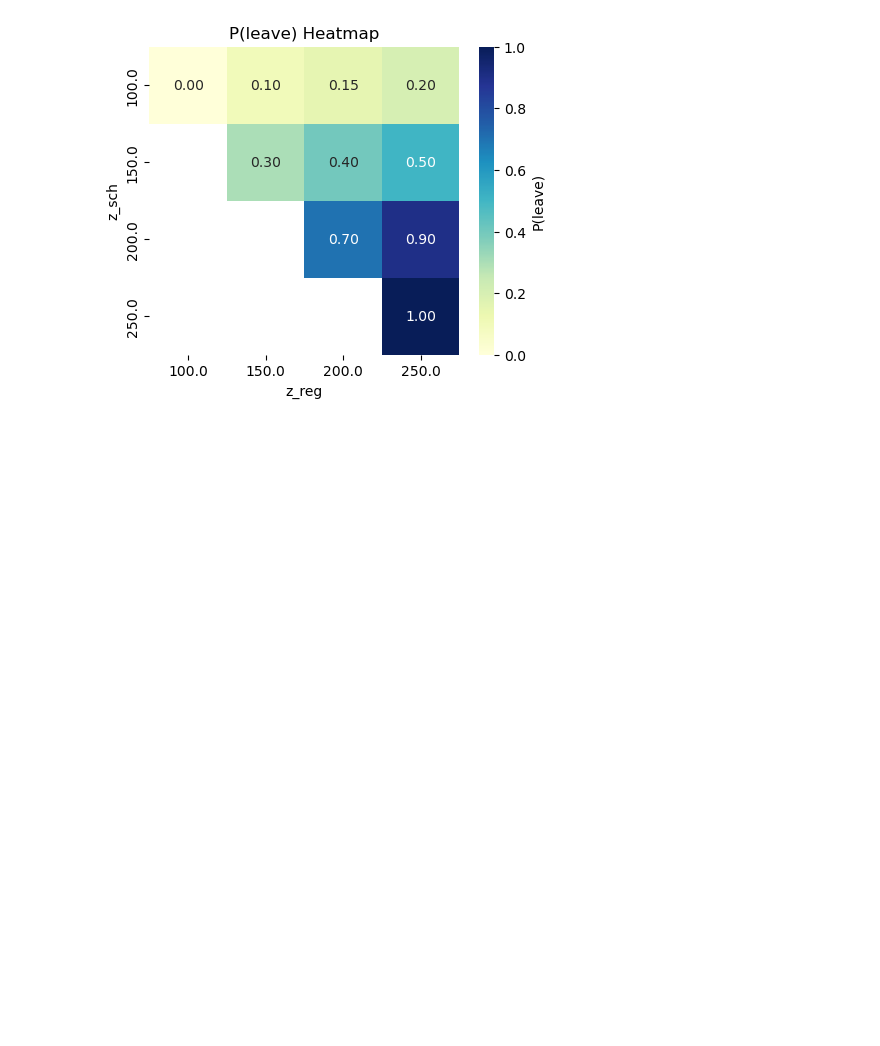
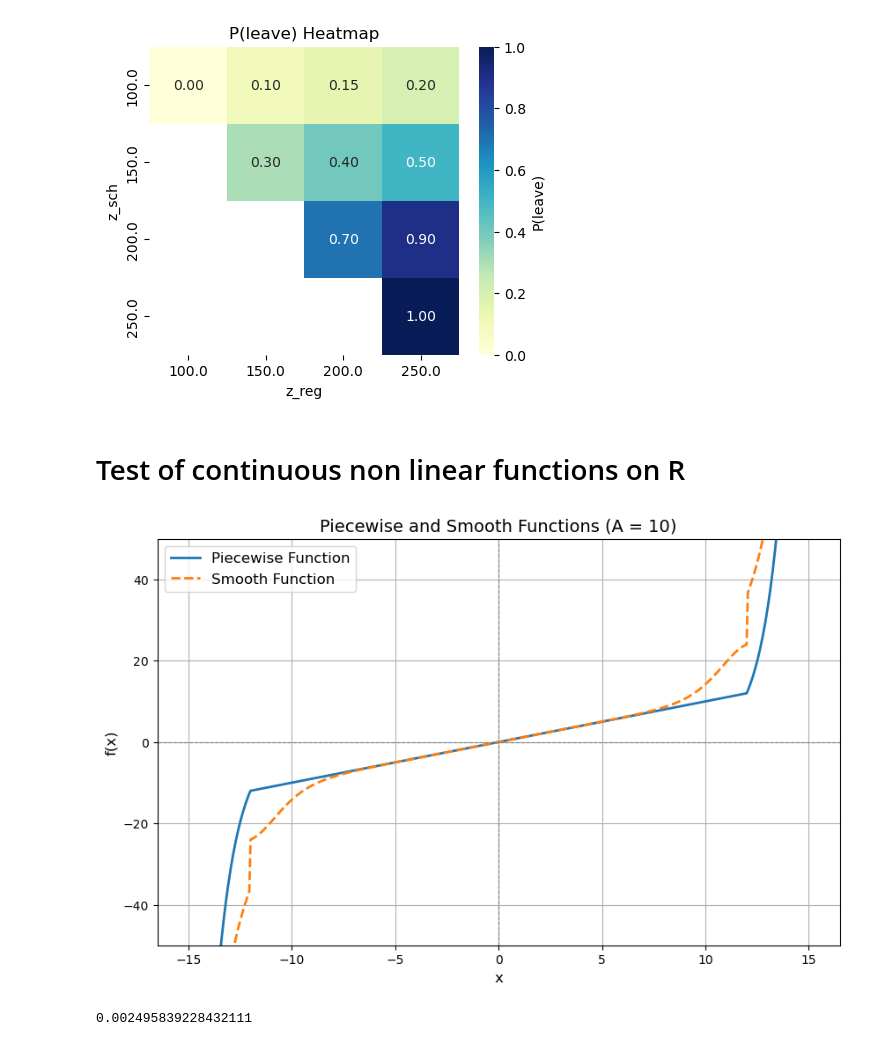
Before and after one commit to samuelBobick/StationLevelPowerForecasting, a Jupyter notebook: simulations/dcm_analysis.ipynb, the cells around one changed output. Saved outputs shown, nothing was run; the diff lists cells and outputs as text; code cells hidden in the pictures; blank space fills up the shorter version.

Commit message:
chore: some tests about dcm in the notebook

```diff
--- a/simulations/dcm_analysis.ipynb
+++ b/simulations/dcm_analysis.ipynb
@@ -77,3 +77,55 @@ plt.ylabel("z_sch")
 plt.show()
 # %% [output]
 [figure]
+# %% [markdown]
+# Test of continuous non linear functions on R
+# %%
+import numpy as np
+import matplotlib.pyplot as plt
+
+
+# Define the piecewise custom function
+def custom_function(x, A):
+    return np.where(
+        np.abs(x) <= A, x, np.where(x > A, A * np.exp(x - A), -A * np.exp(-x - A))
+    )
+
+
+# Define the smooth function using hyperbolic tangent for blending
+def smooth_tanh_function(x, A, blending_distance=1):
+    linear_part = x + x * (1 - np.tanh((np.abs(x) - A) / blending_distance) ** 2)
+    exp_part = np.where(
+        x > A, A * np.exp(x - A), np.where(x < -A, -A * np.exp(-x - A), 0)
+    )
+    return linear_part + exp_part
+
+
+# Parameters
+A = 12
+blending_distance = 2
+x_vals = np.linspace(-15, 15, 500)
+
+# Calculate function values
+y_piecewise = custom_function(x_vals, A)
+y_smooth = smooth_tanh_function(x_vals, A, blending_distance)
+
+# Plot both functions
+plt.figure(figsize=(10, 6))
+plt.plot(x_vals, y_piecewise, label="Piecewise Function", linewidth=2)
+plt.plot(x_vals, y_smooth, label="Smooth Function", linewidth=2, linestyle="--")
+plt.axhline(0, color="gray", linestyle="--", linewidth=0.8)
+plt.axvline(0, color="gray", linestyle="--", linewidth=0.8)
+plt.title("Piecewise and Smooth Functions (A = 10)", fontsize=14)
+plt.xlabel("x", fontsize=12)
+plt.ylabel("f(x)", fontsize=12)
+plt.ylim(-50, 50)
+plt.legend(fontsize=12)
+plt.grid(True)
+plt.show()
+# %% [output]
+[figure, added]
+# %%
+x = 11.9
+np.tanh((np.abs(x) - A) / blending_distance) ** 2
+# %% [output]
+0.002495839228432111
```
Also changed, not shown: parts of 2 cells of this notebook.
